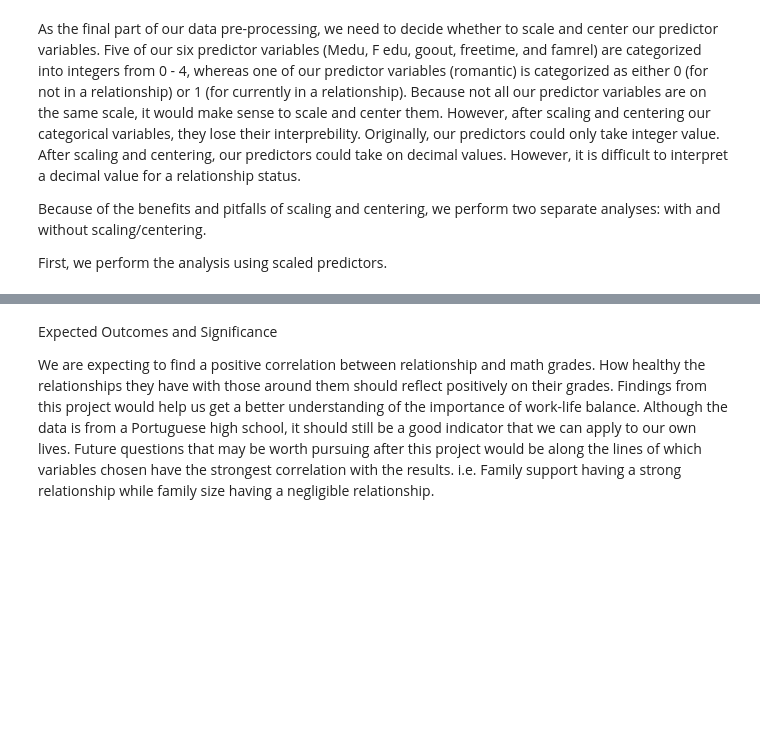
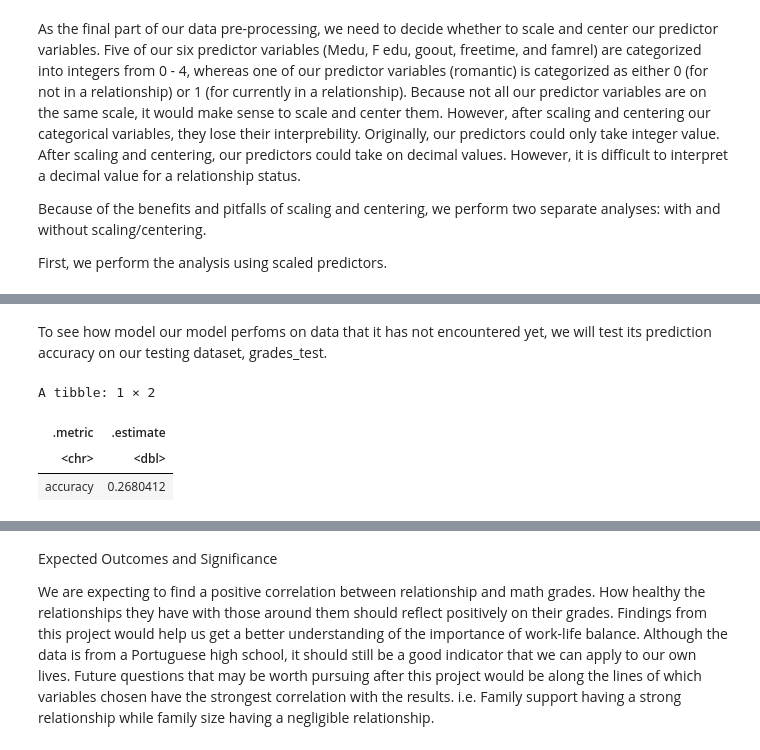
Before and after one commit to nishant-sr/StudentGrades_Project, a Jupyter notebook: proposal (2) (1).ipynb, the cells around one changed output, grey strips where cells are left out. Drawn from its saved outputs; the diff is of its cells as text; code cells hidden in the pictures; blank space fills up the shorter version.

```diff
--- a/proposal (2) (1).ipynb
+++ b/proposal (2) (1).ipynb
@@ -298,0 +343,16 @@ First, we perform the analysis using scaled predictors.
+# %% [markdown]
+To see how model our model perfoms on data that it has not encountered yet, we will test its prediction accuracy on our testing dataset,
+grades_test.
+# %%
+# obtain grade_category prediction accuracy using testing dataset
+grades_test_predictions <- predict(grades_fit, grades_test) %>%
+  bind_cols(grades_test) %>%
+  metrics(truth = grade_category, estimate = .pred_class) %>%
+  filter(.metric == "accuracy") %>%
+  select(.metric, .estimate)
+grades_test_predictions
+# %% [output]
+A tibble: 1 × 2
+| .metric | .estimate |
+| <chr> | <dbl> |
+| accuracy | 0.2680412 |
```
Also changed, not shown: parts of 27 cells of this notebook.
